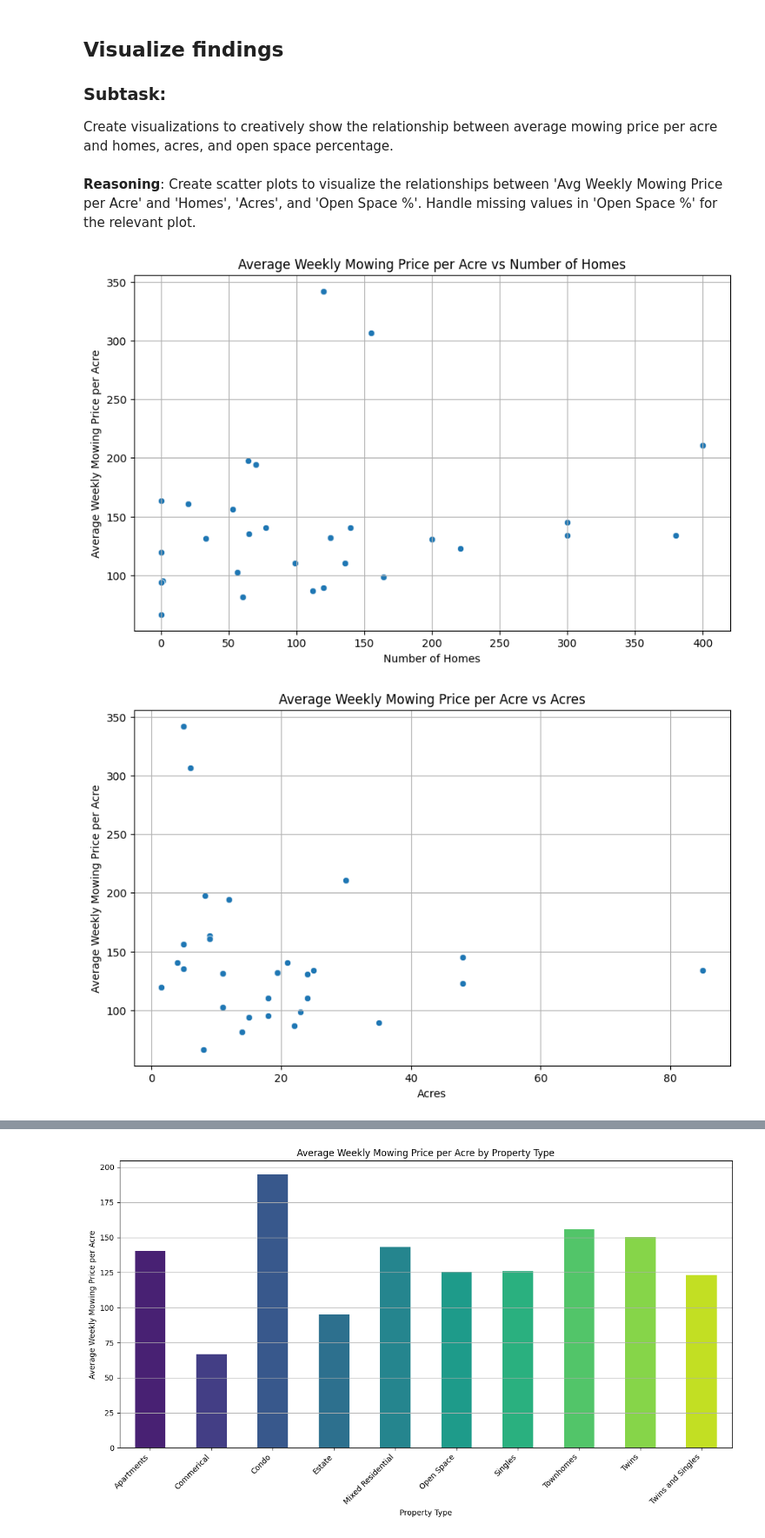
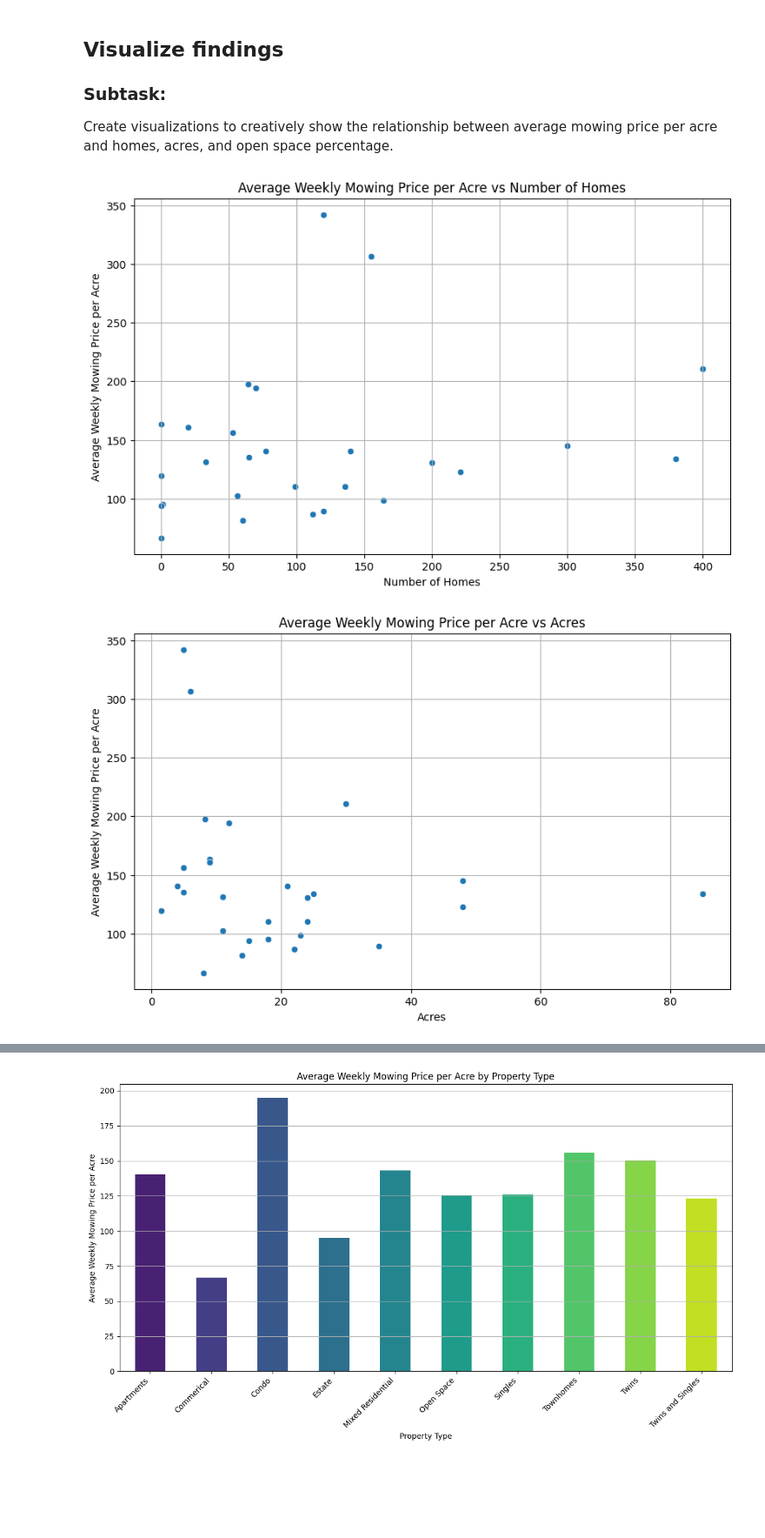
Before and after one commit to robbyweeds/ShearonProject, a Jupyter notebook: Shearon_Project.ipynb, the cells around one changed output, grey strips where cells are left out. Shown at 87% size. Saved outputs shown, nothing was run; the diff lists cells and outputs as text; code cells hidden in the pictures; blank space fills up the shorter version.

```diff
--- a/Shearon_Project.ipynb
+++ b/Shearon_Project.ipynb
@@ -70,14 +61,14 @@ Address missing values in relevant columns using imputation and drop rows with m
 df.dropna(subset=['Type'], inplace=True)
 
 # Impute missing 'Acres' and 'Weekly Mowing Price' with the mean
-df['Acres'].fillna(df['Acres'].mean(), inplace=True)
-df['Weekly Mowing Price'].fillna(df['Weekly Mowing Price'].mean(), inplace=True)
+#df['Acres'].fillna(df['Acres'].mean(), inplace=True)
+#df['Weekly Mowing Price'].fillna(df['Weekly Mowing Price'].mean(), inplace=True)
 
 # Impute missing 'Avg Home' with the median
-df['Avg Home'].fillna(df['Avg Home'].median(), inplace=True)
+#df['Avg Home'].fillna(df['Avg Home'].median(), inplace=True)
 
 # Drop duplicate rows
-df.drop_duplicates(inplace=True)
+#df.drop_duplicates(inplace=True)
 
 # Inspect the DataFrame for missing values again
-display(df.isnull().sum())
+#display(df.isnull().sum())
@@ -232,42 +185,43 @@ dtype: float64
 
 ### Subtask:
 Create visualizations to creatively show the relationship between average mowing price per acre and homes, acres, and open space percentage.
-# %% [markdown]
-**Reasoning**:
-Create scatter plots to visualize the relationships between 'Avg Weekly Mowing Price per Acre' and 'Homes', 'Acres', and 'Open Space %'. Handle missing values in 'Open Space %' for the relevant plot.
 # %%
+from ctypes import create_string_buffer
 import matplotlib.pyplot as plt
 import seaborn as sns
 import numpy as np
 
-# Create scatter plot for Avg Weekly Mowing Price per Acre vs Homes
-plt.figure(figsize=(10, 6))
-sns.scatterplot(data=df, x='Homes', y='Avg Weekly Mowing Price per Acre')
-plt.title('Average Weekly Mowing Price per Acre vs Number of Homes')
-plt.xlabel('Number of Homes')
-plt.ylabel('Average Weekly Mowing Price per Acre')
-plt.grid(True)
-plt.show()
+def createPlots(df):
+  # Create scatter plot for Avg Weekly Mowing Price per Acre vs Homes
+  plt.figure(figsize=(10, 6))
+  sns.scatterplot(data=df, x='Homes', y='Avg Weekly Mowing Price per Acre')
+  plt.title('Average Weekly Mowing Price per Acre vs Number of Homes')
+  plt.xlabel('Number of Homes')
+  plt.ylabel('Average Weekly Mowing Price per Acre')
+  plt.grid(True)
+  plt.show()
 
-# Create scatter plot for Avg Weekly Mowing Price per Acre vs Acres
-plt.figure(figsize=(10, 6))
-sns.scatterplot(data=df, x='Acres', y='Avg Weekly Mowing Price per Acre')
-plt.title('Average Weekly Mowing Price per Acre vs Acres')
-plt.xlabel('Acres')
-plt.ylabel('Average Weekly Mowing Price per Acre')
-plt.grid(True)
-plt.show()
+  # Create scatter plot for Avg Weekly Mowing Price per Acre vs Acres
+  plt.figure(figsize=(10, 6))
+  sns.scatterplot(data=df, x='Acres', y='Avg Weekly Mowing Price per Acre')
+  plt.title('Average Weekly Mowing Price per Acre vs Acres')
+  plt.xlabel('Acres')
+  plt.ylabel('Average Weekly Mowing Price per Acre')
+  plt.grid(True)
+  plt.show()
 
-# Create scatter plot for Avg Weekly Mowing Price per Acre vs Open Space % (handling NaNs)
-df_cleaned_open_space = df.dropna(subset=['Open Space %']).copy()
-plt.figure(figsize=(10, 6))
-sns.scatterplot(data=df_cleaned_open_space, x='Open Space %', y='Avg Weekly Mowing Price per Acre')
-plt.title('Average Weekly Mowing Price per Acre vs Open Space Percentage')
-plt.xlabel('Open Space %')
-plt.ylabel('Average Weekly Mowing Price per Acre')
-plt.grid(True)
-plt.show()
+  # Create scatter plot for Avg Weekly Mowing Price per Acre vs Open Space % (handling NaNs)
+  df_cleaned_open_space = df.dropna(subset=['Open Space %']).copy()
+  plt.figure(figsize=(10, 6))
+  sns.scatterplot(data=df_cleaned_open_space, x='Open Space %', y='Avg Weekly Mowing Price per Acre')
+  plt.title('Average Weekly Mowing Price per Acre vs Open Space Percentage')
+  plt.xlabel('Open Space %')
+  plt.ylabel('Average Weekly Mowing Price per Acre')
+  plt.grid(True)
+  plt.show()
+
+createPlots(df)
 # %% [output]
-[figure, old version]
+[figure, new version]
 [figure]
 [figure]
```
Also changed, not shown: parts of 16 cells of this notebook.
